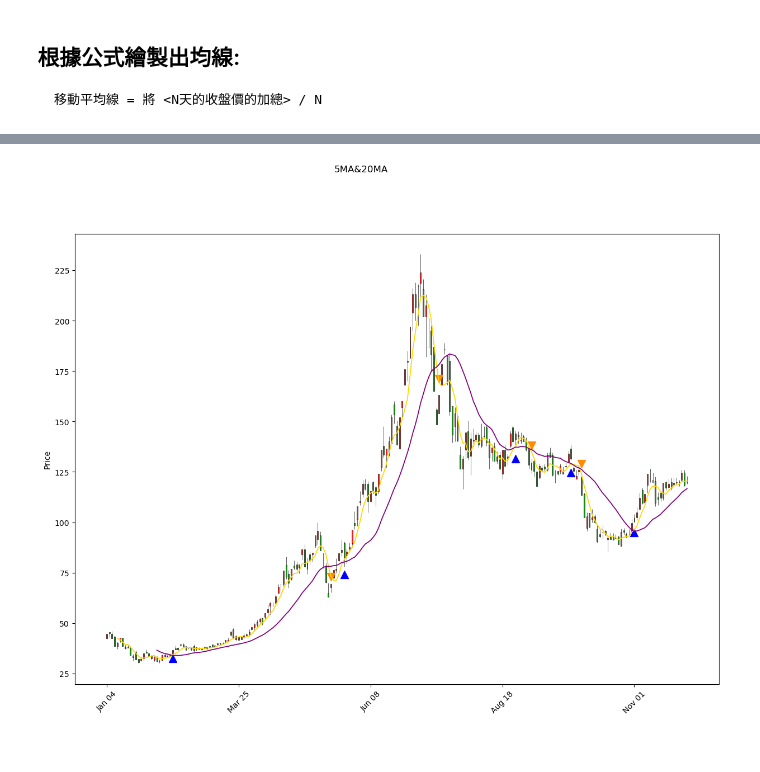
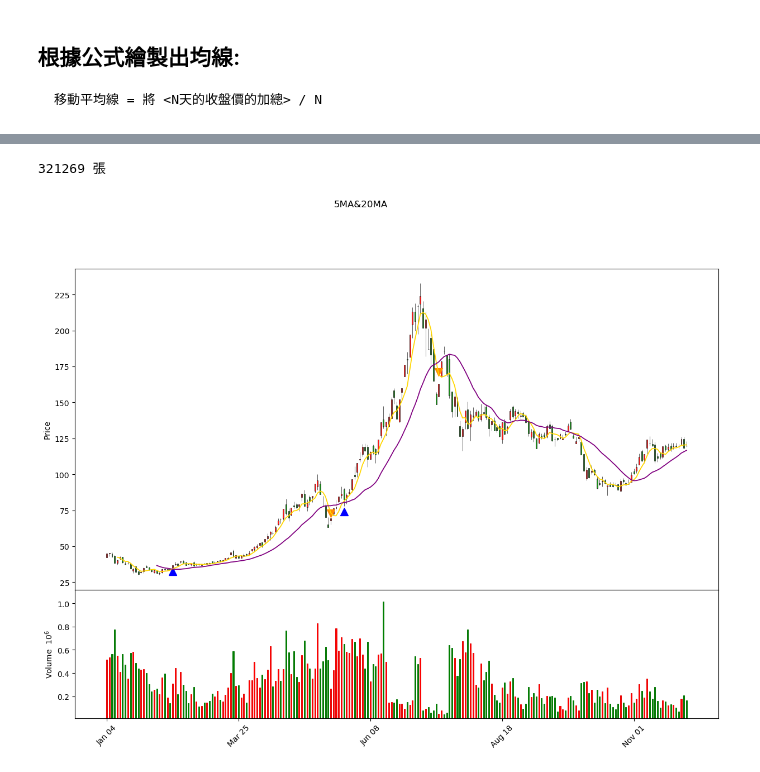
Before and after one commit to oscar50513/stock_project, a Jupyter notebook: technical_analysis/Week_1_MA/Moving_average_programming.ipynb, the cells around one changed output, grey strips where cells are left out. Drawn from its saved outputs; the diff is of its cells as text; code cells hidden in the pictures.

```diff
--- a/technical_analysis/Week_1_MA/Moving_average_programming.ipynb
+++ b/technical_analysis/Week_1_MA/Moving_average_programming.ipynb
@@ -109,19 +112,20 @@ stocks.index = pd.DatetimeIndex(stocks["Date"])
 
 #選取部分資料:
 stocks = stocks.loc['2020-01-01':,:]
-stocks = stocks.tail(100)
+stocks = stocks.tail(250)
 
-mc = mpf.make_marketcolors(up = 'r', down = 'g') # volume='inherit', edge='inherit'
+mc = mpf.make_marketcolors(up = 'r', down = 'g', volume = 'inherit') # volume='inherit', edge='inherit'
 cs = mpf.make_mpf_style(marketcolors = mc)
-kwargs = dict(type = 'candle', figscale = 2, style = cs) # volume=True
+kwargs = dict(type = 'candle', figscale = 2, style = cs, volume=True,\
+             scale_width_adjustment = dict(volume = 0.5)) # volume=True
 
 stocks_close = [line for line in stocks['Close']]
 stocks_high = [line for line in stocks['High']]
 stocks_low = [line for line in stocks['Low']]
 
 #策略實現
-MA_5 = making_averages(5)      #取得5日均線串列
-MA_20 = making_averages(20)    #取得20日均線串列
+MA_5 = make_MA(5)      #取得5日均線串列
+MA_20 = make_MA(20)    #取得20日均線串列
 
 #繪製買賣點所使用的串列 (初始化)
 points_buy = [np.nan] * len(stocks)    #買入點
@@ -148,5 +289,10 @@ mpf.plot(stocks, **kwargs, addplot = addplots,title='5MA&20MA')
+# %%
+#找出平均的成交量
+print(round(stocks['Volume'].mean()),'張')
+# %% [output]
+321269 張
 # %%
-#Part2.2 畫點! 選取範圍增加
+# 考慮成交量！
 import numpy as np
 import pandas as pd
 import mplfinance as mpf
@@ -156,40 +302,47 @@ stocks = pd.read_csv('2603.csv')
 stocks.index = pd.DatetimeIndex(stocks["Date"])
 
 #選取部分資料:
 stocks = stocks.loc['2020-01-01':,:]
 stocks = stocks.tail(250)
 
-mc = mpf.make_marketcolors(up = 'r', down = 'g') # volume='inherit', edge='inherit'
+mc = mpf.make_marketcolors(up = 'r', down = 'g', volume = 'inherit') # volume='inherit', edge='inherit'
 cs = mpf.make_mpf_style(marketcolors = mc)
-kwargs = dict(type = 'candle', figscale = 2, style = cs) # volume=True
+kwargs = dict(type = 'candle', figscale = 2, style = cs, volume=True,\
+             scale_width_adjustment = dict(volume = 0.5)) # volume=True
 
+mean_v = round(stocks['Volume'].mean())
 stocks_close = [line for line in stocks['Close']]
 stocks_high = [line for line in stocks['High']]
 stocks_low = [line for line in stocks['Low']]
+stocks_vol = [line for line in stocks['Volume']]
 
 #策略實現
-MA_5 = making_averages(5)      #取得5日均線串列
-MA_20 = making_averages(20)    #取得20日均線串列
+MA_5 = make_MA(5)      #取得5日均線串列
+MA_20 = make_MA(20)    #取得20日均線串列
 
 #繪製買賣點所使用的串列 (初始化)
 points_buy = [np.nan] * len(stocks)    #買入點
 points_sell = [np.nan] * len(stocks)   #賣出點
-
+num = 0
 for i in range(21, len(stocks)):
-    if(MA_5[i - 1] < MA_20[i - 1] and MA_5[i] > MA_20[i]):
-        points_buy[i] = stocks_low[i] * 0.95              #繪製點所使用的陣列， 購買日最低價 * 0.98方便觀看
+    if(MA_5[i - 1] < MA_20[i - 1] and MA_5[i] > MA_20[i] ):
+        if(stocks_vol[i]>300000):
+            points_buy[i] = stocks_low[i] * 0.95              #繪製點所使用的陣列， 購買日最低價 * 0.98方便觀看
+            num+=1
 
     if(MA_5[i - 1] > MA_20[i - 1] and MA_5[i] < MA_20[i]):
-        points_sell[i] = stocks_high[i] * 1.05            #繪製點所使用的陣列， 賣出日最高價 * 1.02方便觀看
+        if(num>0):
+            points_sell[i] = stocks_high[i] * 1.05            #繪製點所使用的陣列， 賣出日最高價 * 1.02方便觀看
+            num-=1
 
 #點狀圖 type = 'scatter'，markersize可以更改 marker大小
 addplots = [
             mpf.make_addplot(points_buy, type = 'scatter', color = 'blue', marker = '^', markersize = 100),
             mpf.make_addplot(points_sell, type = 'scatter', color = 'darkorange', marker = 'v', markersize = 100),
             mpf.make_addplot(MA_5, color = 'gold'),
             mpf.make_addplot(MA_20, color = 'purple')
            ]
 
-mpf.plot(stocks, **kwargs, addplot = addplots, title='5MA&20MA')
+mpf.plot(stocks, **kwargs, addplot = addplots,title='5MA&20MA')
 # %% [output]
-[figure, old version]
+[figure, new version]
```
Also changed, not shown: parts of 6 cells of this notebook, 1 other file.
